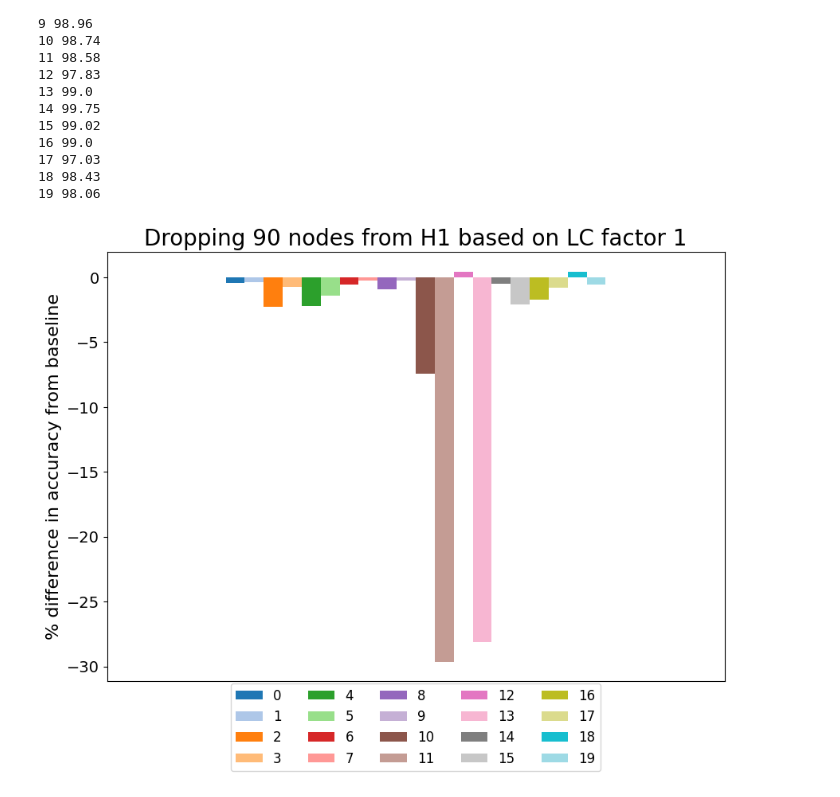
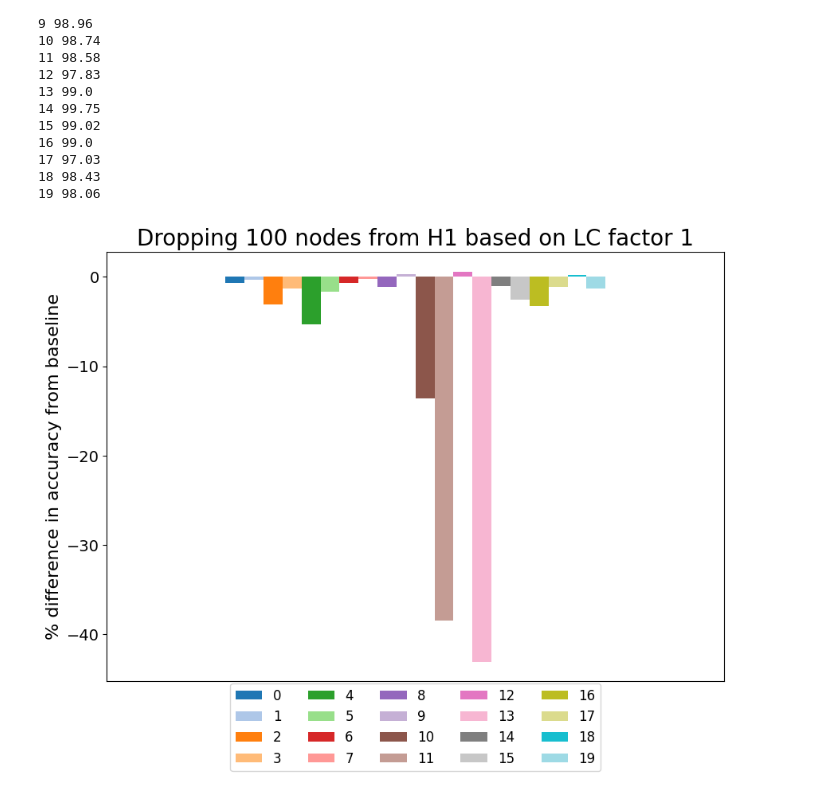
Before and after one commit to TomKerbyLab/Local_CorEx_Experiments, a Jupyter notebook: experiments/paper_neural_networks/delete_node_experiment.ipynb, the cells around one changed output. Drawn from its saved outputs; the diff is of its cells as text; code cells hidden in the pictures.

```diff
--- a/experiments/paper_neural_networks/delete_node_experiment.ipynb
+++ b/experiments/paper_neural_networks/delete_node_experiment.ipynb
@@ -197,6 +194,6 @@ base_accuracies, base_probs = compute_cluster_accuracies(
 # %%
 diff_probs = plot_perturved_accuracy(do_clf, h1_to_out_13, inputs, labels, indexes, base_probs=base_probs,
                              factor_num=0, hidden_layer_idx=0, num_clusters=20,
-                             num_drop=90, hidden_dim=500)
+                             num_drop=100, hidden_dim=500)
 # %% [output]
-[figure, old version]
+[figure, new version]
```
Also changed, not shown: parts of 47 cells of this notebook, 9 other files.
